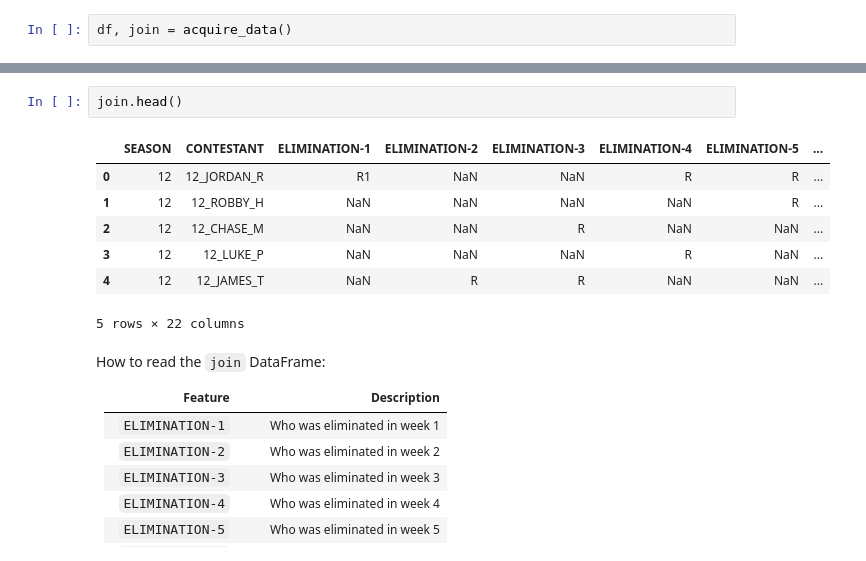
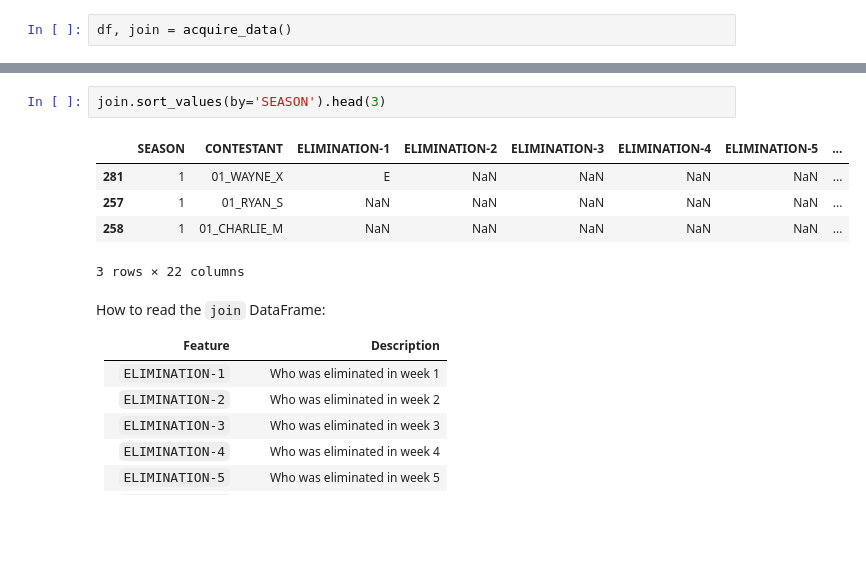
Before and after one commit to KwameTaylor/bachelorette-predictor, a Jupyter notebook: bachelorette-predictor.ipynb, the cells around one changed output, grey strips where cells are left out. Saved outputs shown, nothing was run; the diff lists cells and outputs as text; blank space fills up the shorter version.

````diff
--- a/bachelorette-predictor.ipynb
+++ b/bachelorette-predictor.ipynb
@@ -48,15 +48,13 @@ df.head()
 | 3 | Greg T. | 28 | Importer | Manhattan, New York | 4.0 | 1 |
 | 4 | Bob Guiney | 31 | Mortgage Broker | Ferndale, Michigan | 3.0 | 1 |
 # %%
-join.head()
+join.sort_values(by='SEASON').head(3)
 # %% [output]
 |  | SEASON | CONTESTANT | ELIMINATION-1 | ELIMINATION-2 | ELIMINATION-3 | ELIMINATION-4 | ELIMINATION-5 | ... |
-| 0 | 12 | 12_JORDAN_R | R1 | NaN | NaN | R | R | ... |
-| 1 | 12 | 12_ROBBY_H | NaN | NaN | NaN | NaN | R | ... |
-| 2 | 12 | 12_CHASE_M | NaN | NaN | R | NaN | NaN | ... |
-| 3 | 12 | 12_LUKE_P | NaN | NaN | NaN | R | NaN | ... |
-| 4 | 12 | 12_JAMES_T | NaN | R | R | NaN | NaN | ... |
+| 281 | 1 | 01_WAYNE_X | E | NaN | NaN | NaN | NaN | ... |
+| 257 | 1 | 01_RYAN_S | NaN | NaN | NaN | NaN | NaN | ... |
+| 258 | 1 | 01_CHARLIE_M | NaN | NaN | NaN | NaN | NaN | ... |
-5 rows × 22 columns
+3 rows × 22 columns
 # %% [markdown]
 How to read the ```join``` DataFrame:
 
````
Also changed, not shown: parts of 9 cells of this notebook, 4 other files.
